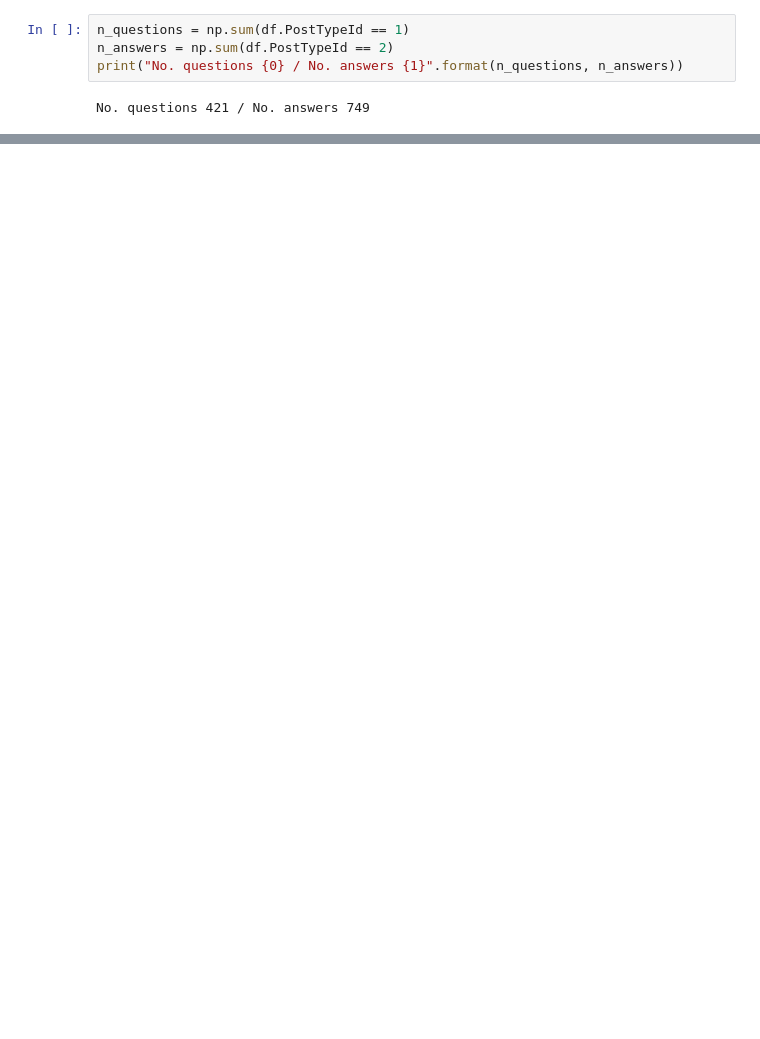
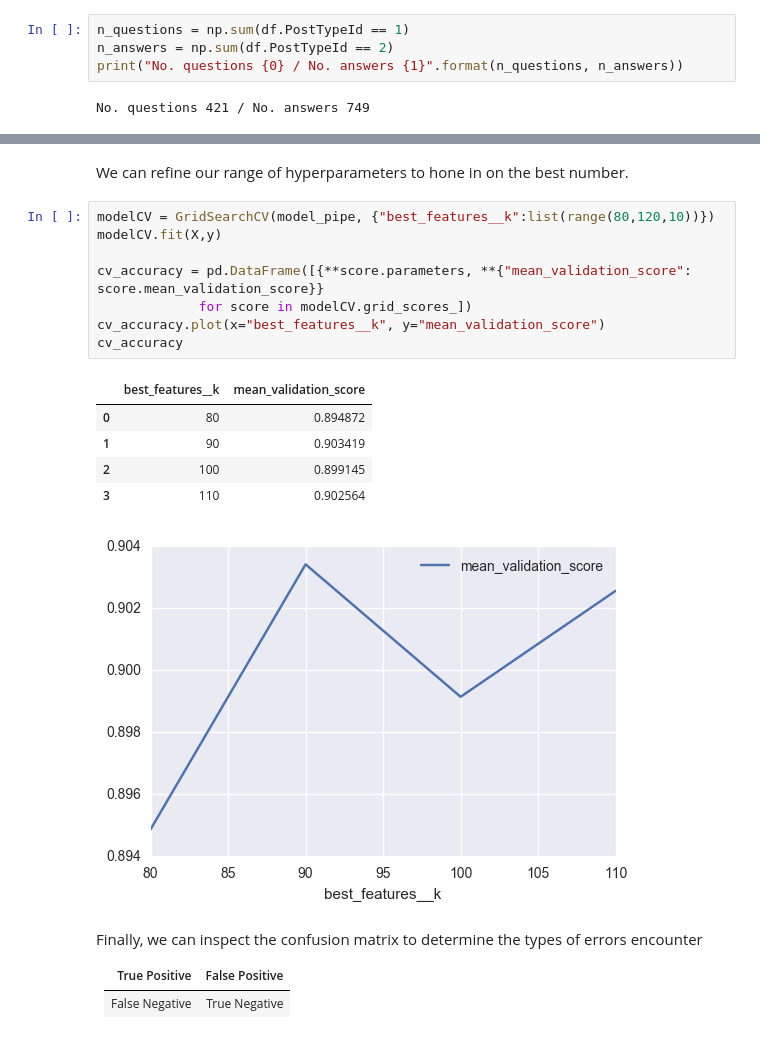
Before and after one commit to bigdata-vandy/stack-ex, a Jupyter notebook: python/mock-up.ipynb, the cells around one changed output, grey strips where cells are left out. Cells and saved outputs as stored; diff of their text form; blank space fills up the shorter version.

```diff
--- a/python/mock-up.ipynb
+++ b/python/mock-up.ipynb
@@ -185,0 +288,23 @@ cv_accuracy.plot(x="best_features__k", y="mean_validation_score")
+# %% [markdown]
+We can refine our range of hyperparameters to hone in on the best number.
+# %%
+modelCV = GridSearchCV(model_pipe, {"best_features__k":list(range(80,120,10))})
+modelCV.fit(X,y)
+
+cv_accuracy = pd.DataFrame([{**score.parameters, **{"mean_validation_score": score.mean_validation_score}}
+             for score in modelCV.grid_scores_])
+cv_accuracy.plot(x="best_features__k", y="mean_validation_score")
+cv_accuracy
+# %% [output]
+|  | best_features__k | mean_validation_score |
+| 0 | 80 | 0.894872 |
+| 1 | 90 | 0.903419 |
+| 2 | 100 | 0.899145 |
+| 3 | 110 | 0.902564 |
+[figure, added]
+# %% [markdown]
+Finally, we can inspect the confusion matrix to determine the types of errors encounter
+
+ True Positive | False Positive
+------|------
+   False Negative  | True Negative
```
Also changed, not shown: parts of 33 cells of this notebook, 1 other file.
